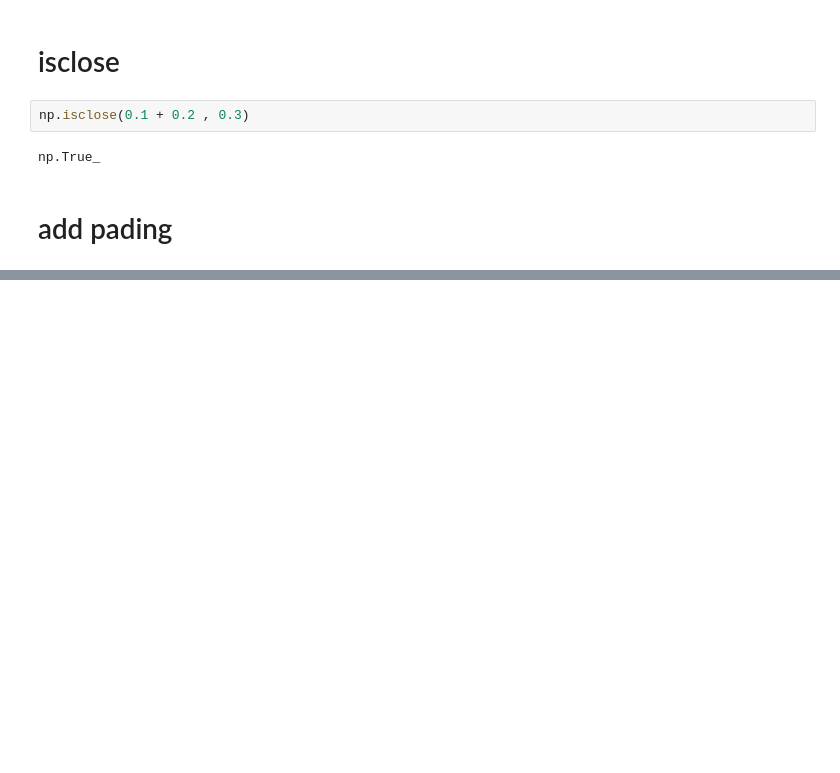
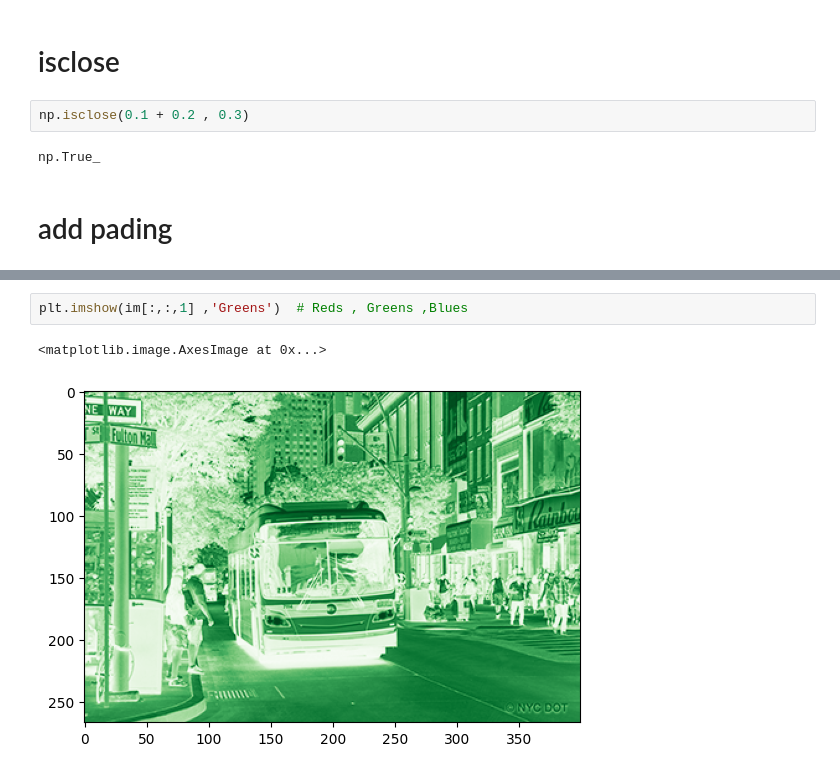
Before and after one commit to TahaT80/AI, a Jupyter notebook: part1_numpy/main.ipynb, the cells around one changed output, grey strips where cells are left out. Drawn from its saved outputs; the diff is of its cells as text; blank space fills up the shorter version.

```diff
--- a/part1_numpy/main.ipynb
+++ b/part1_numpy/main.ipynb
@@ -604,0 +669,5 @@ array([ 0,  1,  2,  3,  4,  5,  6,  7,  8,  9, 10, 11, 12, 13, 14, 15, 16,
+# %%
+plt.imshow(im[:,:,1] ,'Greens')  # Reds , Greens ,Blues
+# %% [output]
+<matplotlib.image.AxesImage at 0x...>
+[figure, added]
```
Also changed, not shown: parts of 35 cells of this notebook, 1 other file.
